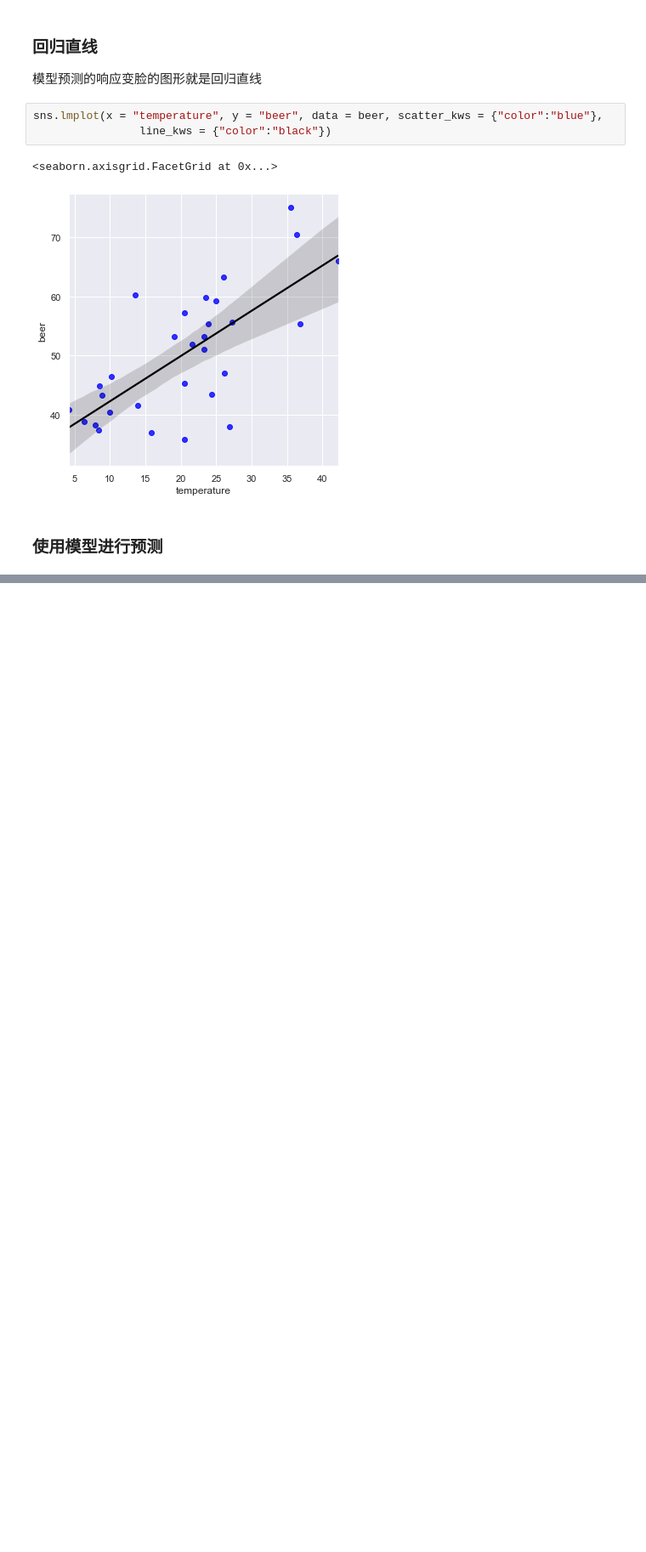
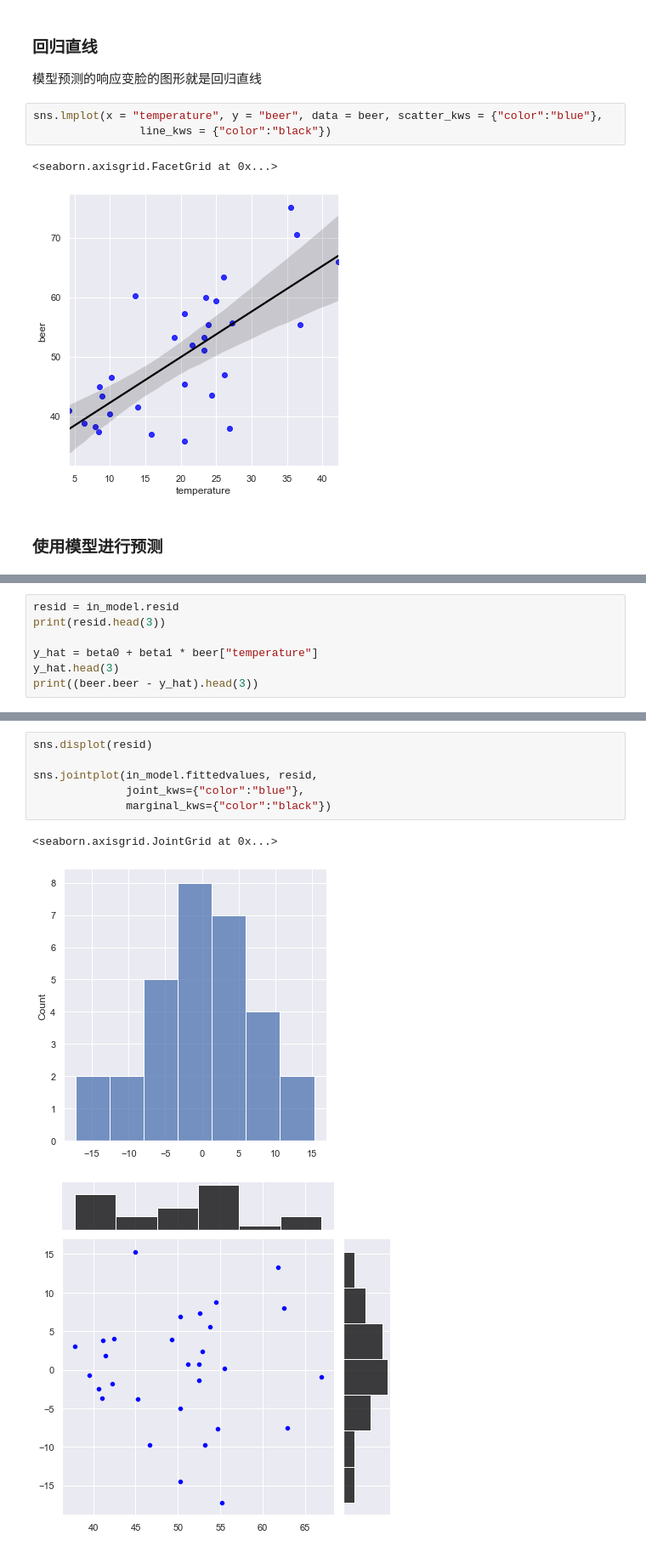
Before and after one commit to yuanzhen-lucas/mybioinfo, a Jupyter notebook: python/chapter5_python进行数据分析.ipynb, the cells around one changed output, grey strips where cells are left out. Shown: that part at 85% size. Drawn from its saved outputs; the diff is of its cells as text; blank space fills up the shorter version.

```diff
--- a/python/chapter5_python进行数据分析.ipynb
+++ b/python/chapter5_python进行数据分析.ipynb
@@ -91,0 +103,7 @@ array([50.301, 53.746, 42.264, 55.2  , 46.704, 37.825, 44.943, 54.511,
+# %%
+resid = in_model.resid
+print(resid.head(3))
+
+y_hat = beta0 + beta1 * beer["temperature"]
+y_hat.head(3)
+print((beer.beer - y_hat).head(3))
@@ -91,0 +151,10 @@ array([50.301, 53.746, 42.264, 55.2  , 46.704, 37.825, 44.943, 54.511,
+# %%
+sns.displot(resid)
+
+sns.jointplot(in_model.fittedvalues, resid,
+              joint_kws={"color":"blue"},
+              marginal_kws={"color":"black"})
+# %% [output]
+<seaborn.axisgrid.JointGrid at 0x...>
+[figure, added]
+[figure, added]
```
Also changed, not shown: parts of 9 cells of this notebook.
